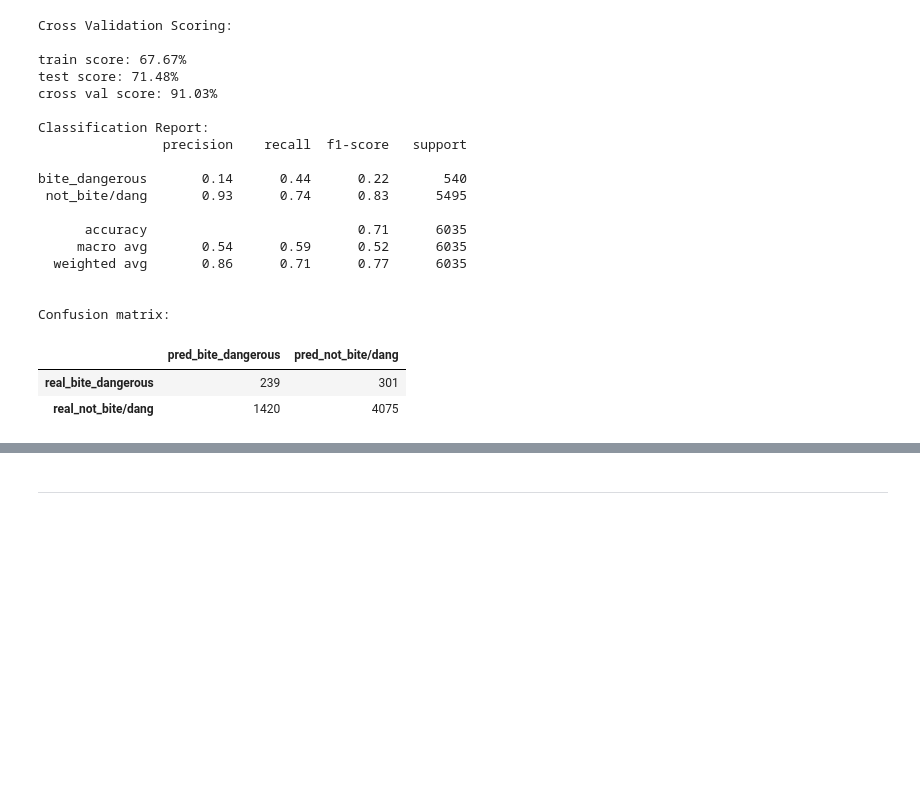
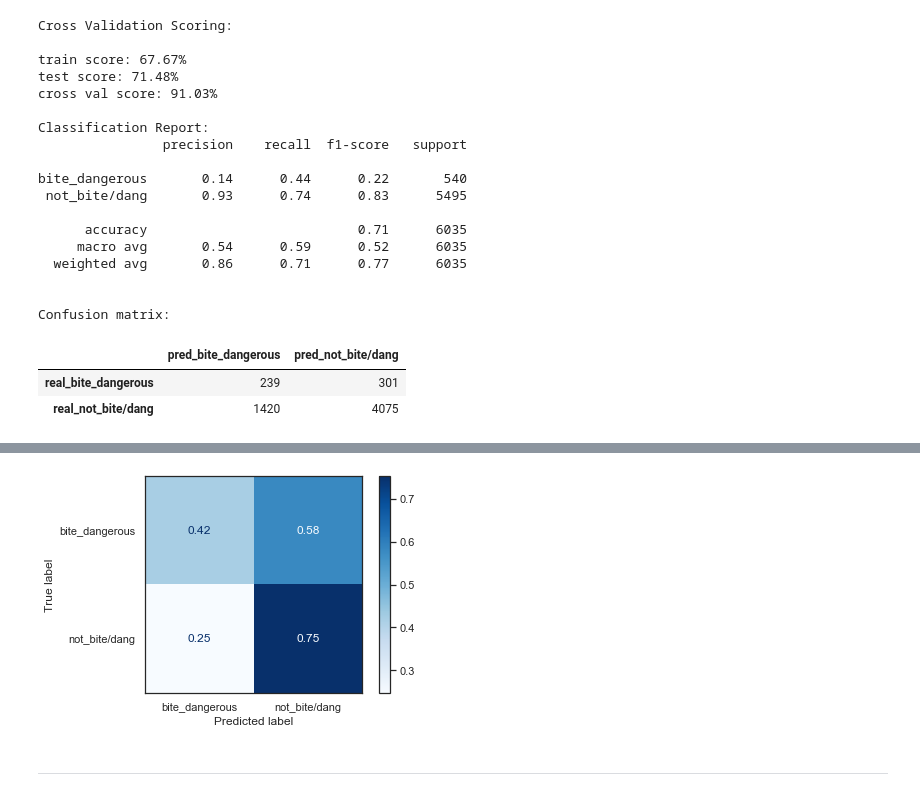
Before and after one commit to janellejolliff/ACRC-Classification, a Jupyter notebook: capstone.ipynb, the cells around one changed output, grey strips where cells are left out. Saved outputs shown, nothing was run; the diff lists cells and outputs as text; code cells hidden in the pictures; blank space fills up the shorter version.

```diff
--- a/capstone.ipynb
+++ b/capstone.ipynb
@@ -2113,3 +2210,9 @@ plot_matrix(ada_gs_model)
+# %%
+plot_confusion_matrix(ada_gs_model, X_test, y_test,
+                                     cmap=plt.cm.Blues,
+                                     normalize='true');
+# %% [output]
+[figure, added]
 # %% [markdown]
 ____
 # %% [markdown]
```
Also changed, not shown: parts of 17 cells of this notebook.
